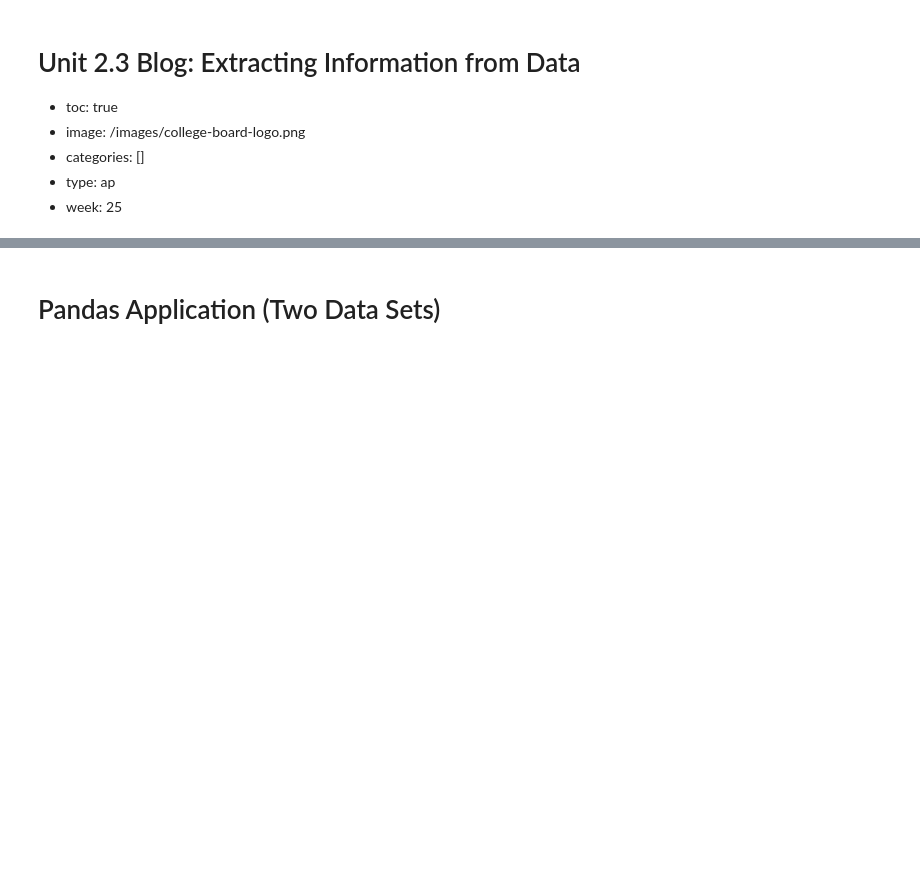
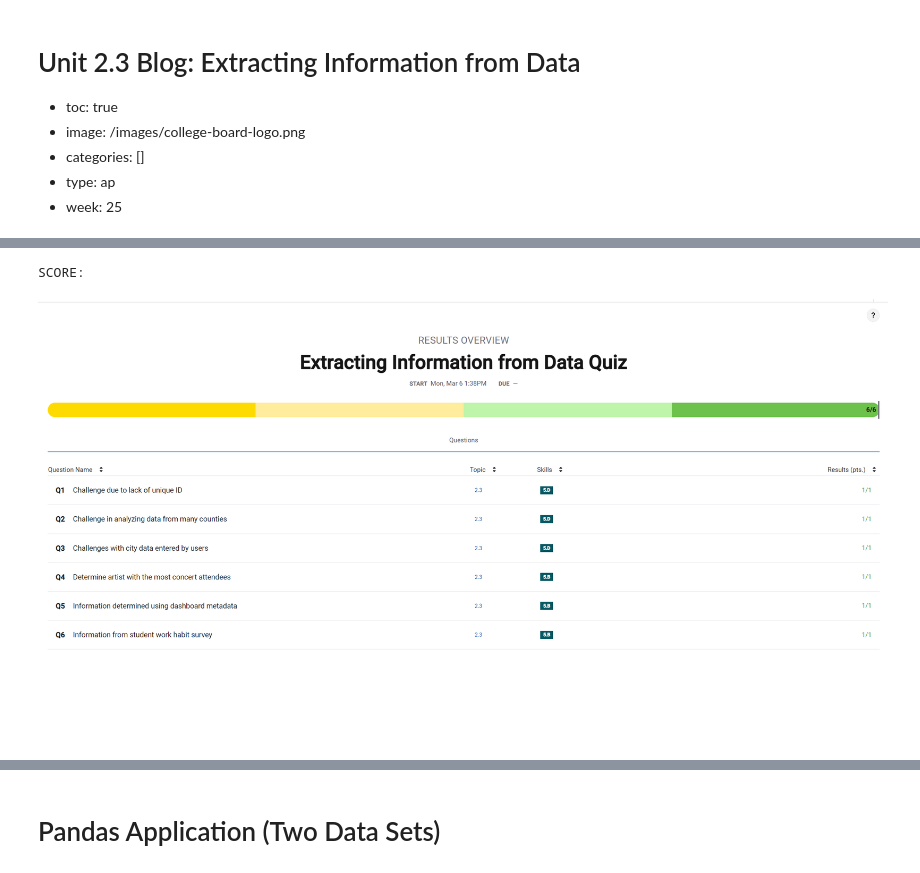
Before and after one commit to Emaad-Mir/emaad-fastpages, a Jupyter notebook: _notebooks/2023-03-10-2.3-Blog.ipynb, the cells around one changed output, grey strips where cells are left out. Cells and saved outputs as stored; diff of their text form; code cells hidden in the pictures; blank space fills up the shorter version.

```diff
--- a/_notebooks/2023-03-10-2.3-Blog.ipynb
+++ b/_notebooks/2023-03-10-2.3-Blog.ipynb
@@ -12,0 +155,9 @@
+# %%
+from PIL import Image
+print("SCORE: ")
+score = Image.open('../images/extractinginfoscore.png')
+
+display(score)
+# %% [output]
+SCORE:
+[figure, added]
```
Also changed, not shown: parts of 27 cells of this notebook, 4 other files.
